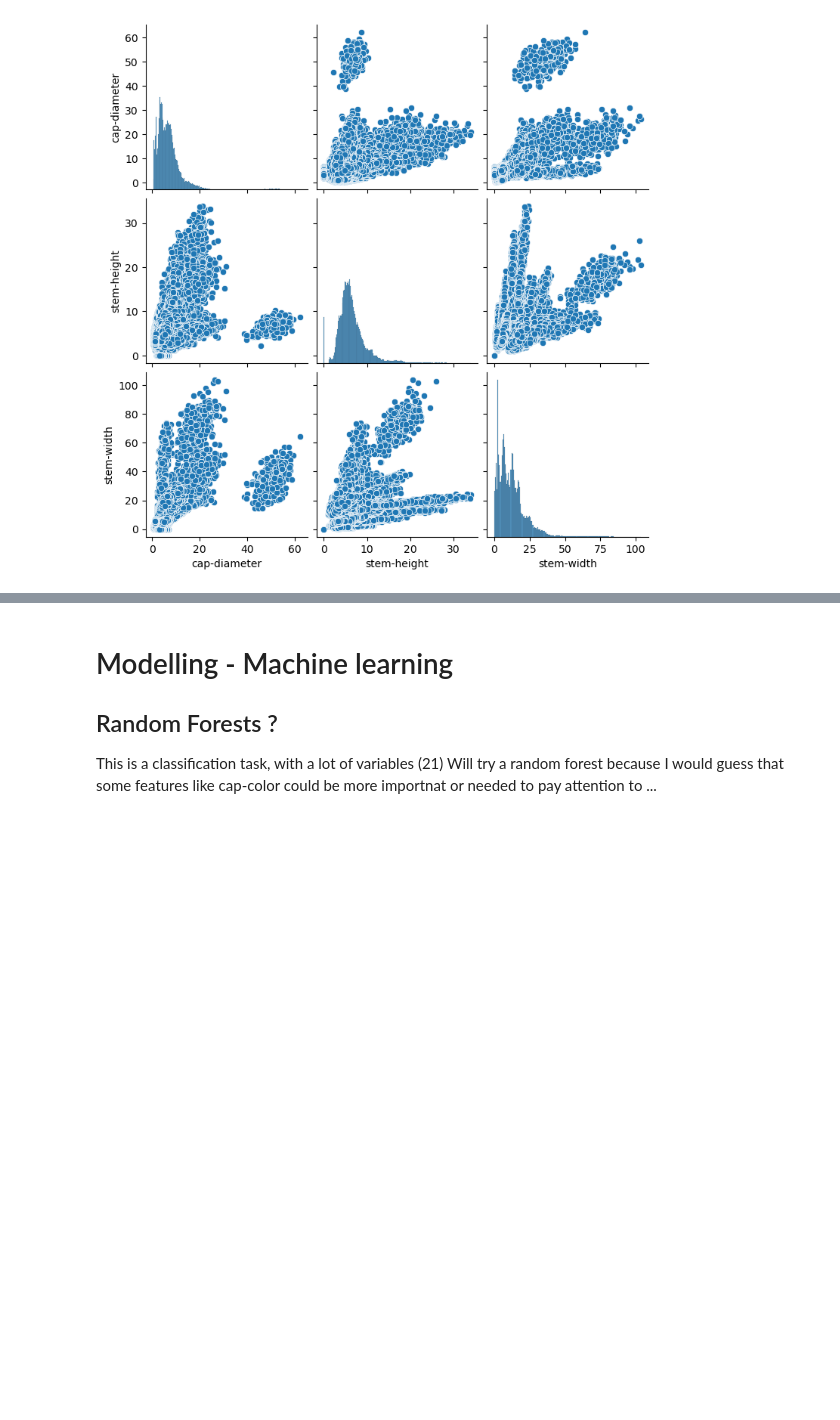
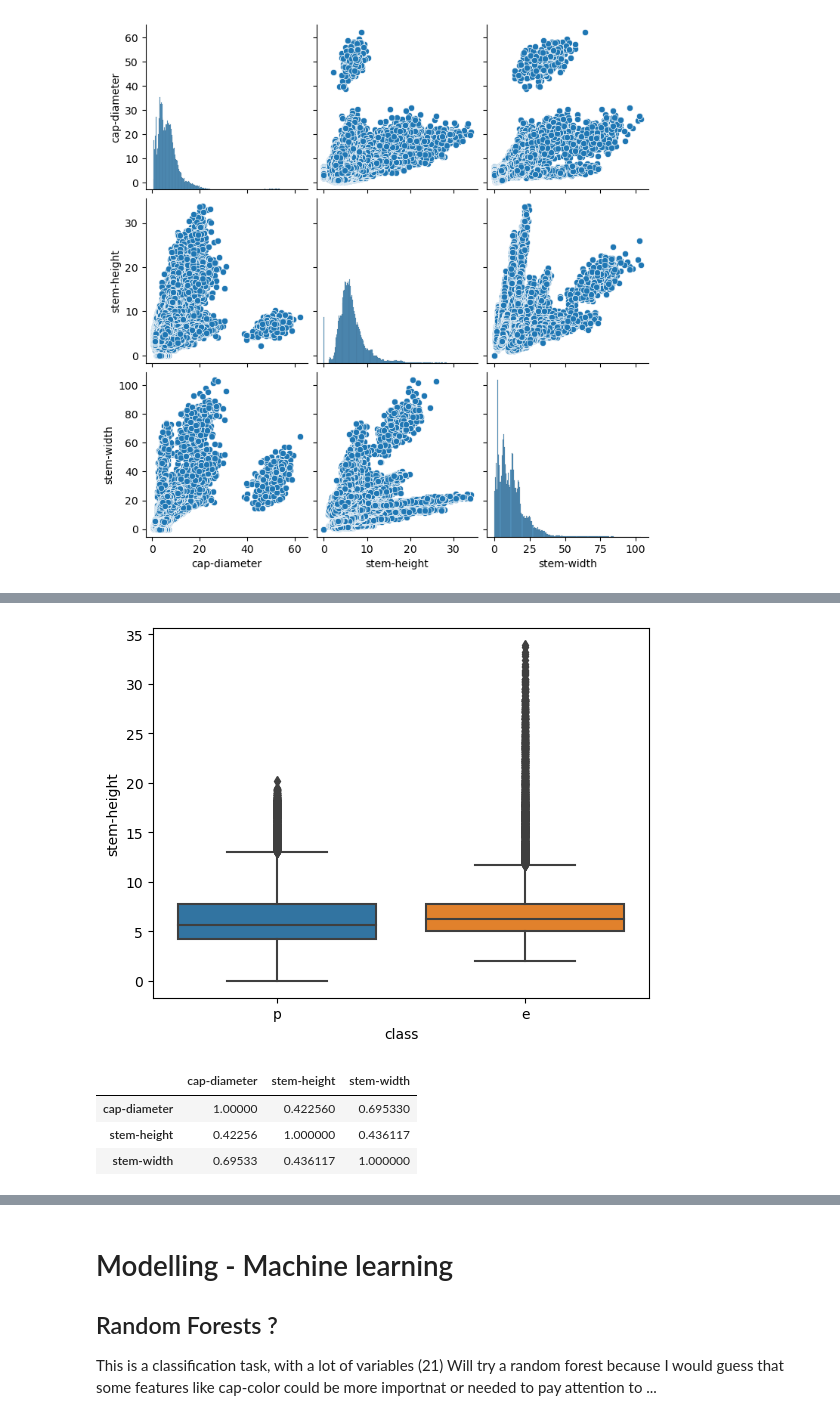
Before and after one commit to dalesofi/KnowYourMushrooms, a Jupyter notebook: 1-dataset-explore.ipynb, the cells around one changed output, grey strips where cells are left out. Cells and saved outputs as stored; diff of their text form; code cells hidden in the pictures; blank space fills up the shorter version.

```diff
--- a/1-dataset-explore.ipynb
+++ b/1-dataset-explore.ipynb
@@ -168,0 +291,20 @@ ValueError: could not convert string to float: 'p'
+# %%
+# Lets see the boxplots to check for outliers
+### There are so many outliers they cannot be treated as outliers
+
+sns.boxplot(x="class", y="stem-height", data = df)
+plt.show()
+# %% [output]
+[figure, added]
+# %%
+## Check correlations to drop some column?
+### correlation matrix bewteen the numerical variables of the dataset
+
+corr_data = df.select_dtypes([np.number])
+correlation_matrix = corr_data.corr()
+correlation_matrix
+# %% [output]
+|  | cap-diameter | stem-height | stem-width |
+| cap-diameter | 1.00000 | 0.422560 | 0.695330 |
+| stem-height | 0.42256 | 1.000000 | 0.436117 |
+| stem-width | 0.69533 | 0.436117 | 1.000000 |
```
Also changed, not shown: parts of 23 cells of this notebook, 1 other file.
